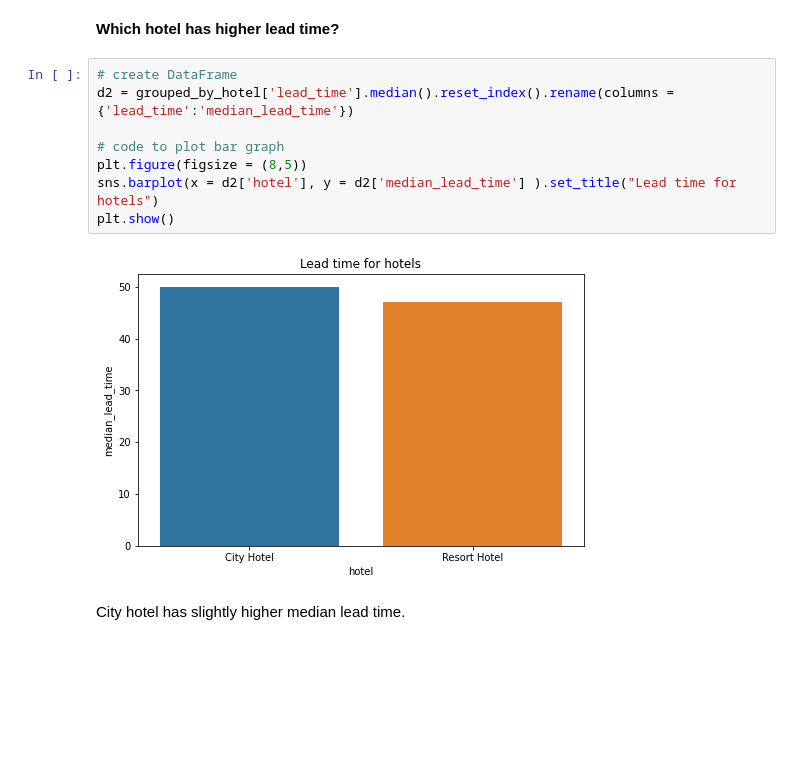
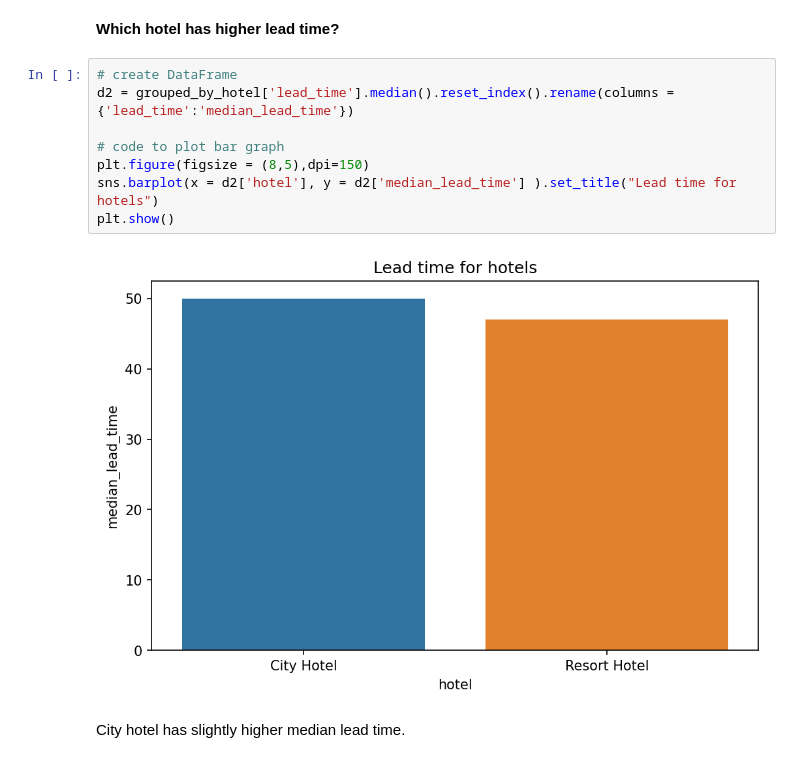
Before and after one commit to waghpallavi/hotel_booking_analysis, a Jupyter notebook: Hotel_Booking_analysis.ipynb, the cells around one changed output. Drawn from its saved outputs; the diff is of its cells as text; blank space fills up the shorter version.

```diff
--- a/Hotel_Booking_analysis.ipynb
+++ b/Hotel_Booking_analysis.ipynb
@@ -546,13 +546,13 @@ Around 60% bookings are for City hotel and 40% bookings are for Resort hotel.
 # %%
 # create DataFrame
 d2 = grouped_by_hotel['lead_time'].median().reset_index().rename(columns = {'lead_time':'median_lead_time'})
 
 # code to plot bar graph
-plt.figure(figsize = (8,5))
+plt.figure(figsize = (8,5),dpi=150)
 sns.barplot(x = d2['hotel'], y = d2['median_lead_time'] ).set_title("Lead time for hotels")
 plt.show()
 # %% [output]
-[figure, old version]
+[figure, new version]
 # %% [markdown]
 City hotel has slightly higher median lead time.
 # %% [markdown]
```
Also changed, not shown: parts of 29 cells of this notebook.
